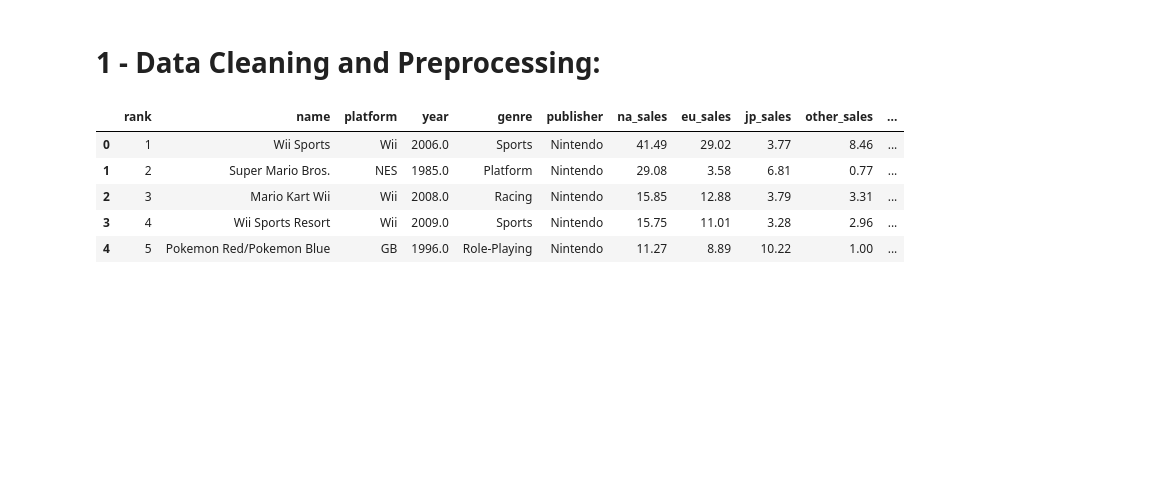
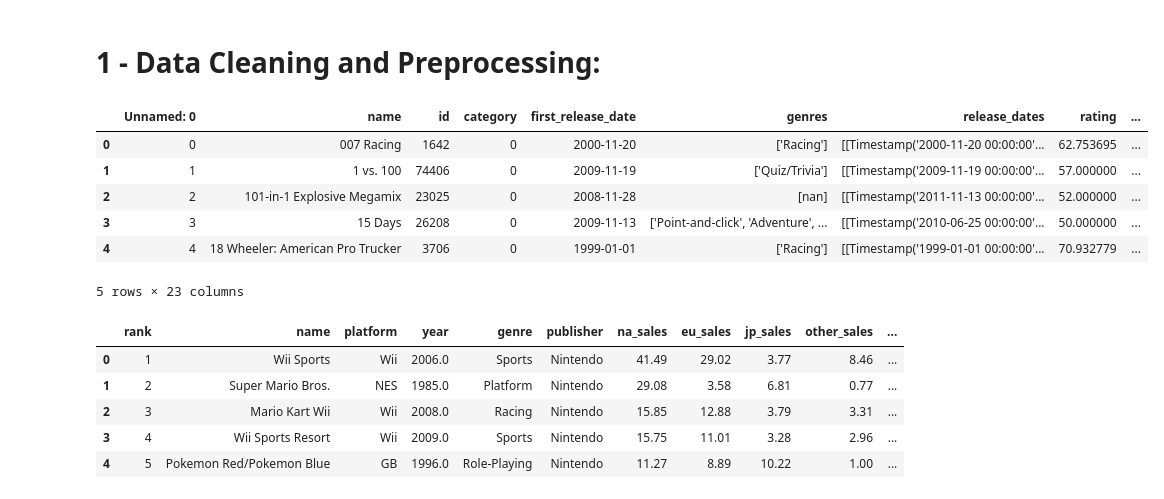
Before and after one commit to knohavec/Project-1-, a Jupyter notebook: Data Exploration Jupiter Notebooks/video_game_sales.ipynb, the cells around one changed output. Saved outputs shown, nothing was run; the diff lists cells and outputs as text; code cells hidden in the pictures; blank space fills up the shorter version.

```diff
--- a/Data Exploration Jupiter Notebooks/video_game_sales.ipynb
+++ b/Data Exploration Jupiter Notebooks/video_game_sales.ipynb
@@ -10,6 +10,20 @@ from pathlib import Path
 vg_path = Path('../Cleaned Data/video_games_sales.csv')
 
 video_game_sales_df = pd.read_csv(vg_path)
+# %%
+# Read in Combined Video game data from csv file
+vg_combined_path = Path('../Cleaned Data/ratings_and_sales.csv')
+
+combined_ratings_sales_df = pd.read_csv(vg_combined_path)
+combined_ratings_sales_df.head()
+# %% [output]
+|  | Unnamed: 0 | name | id | category | first_release_date | genres | release_dates | rating | ... |
+| 0 | 0 | 007 Racing | 1642 | 0 | 2000-11-20 | ['Racing'] | [[Timestamp('2000-11-20 00:00:00'... | 62.753695 | ... |
+| 1 | 1 | 1 vs. 100 | 74406 | 0 | 2009-11-19 | ['Quiz/Trivia'] | [[Timestamp('2009-11-19 00:00:00'... | 57.000000 | ... |
+| 2 | 2 | 101-in-1 Explosive Megamix | 23025 | 0 | 2008-11-28 | [nan] | [[Timestamp('2011-11-13 00:00:00'... | 52.000000 | ... |
+| 3 | 3 | 15 Days | 26208 | 0 | 2009-11-13 | ['Point-and-click', 'Adventure', ... | [[Timestamp('2010-06-25 00:00:00'... | 50.000000 | ... |
+| 4 | 4 | 18 Wheeler: American Pro Trucker | 3706 | 0 | 1999-01-01 | ['Racing'] | [[Timestamp('1999-01-01 00:00:00'... | 70.932779 | ... |
+5 rows × 23 columns
 # %%
 # Print the first 5 rows of the dataframe from Kaggle data to see what it looks like
 video_game_sales_df.head()
```
Also changed, not shown: parts of 9 cells of this notebook.
